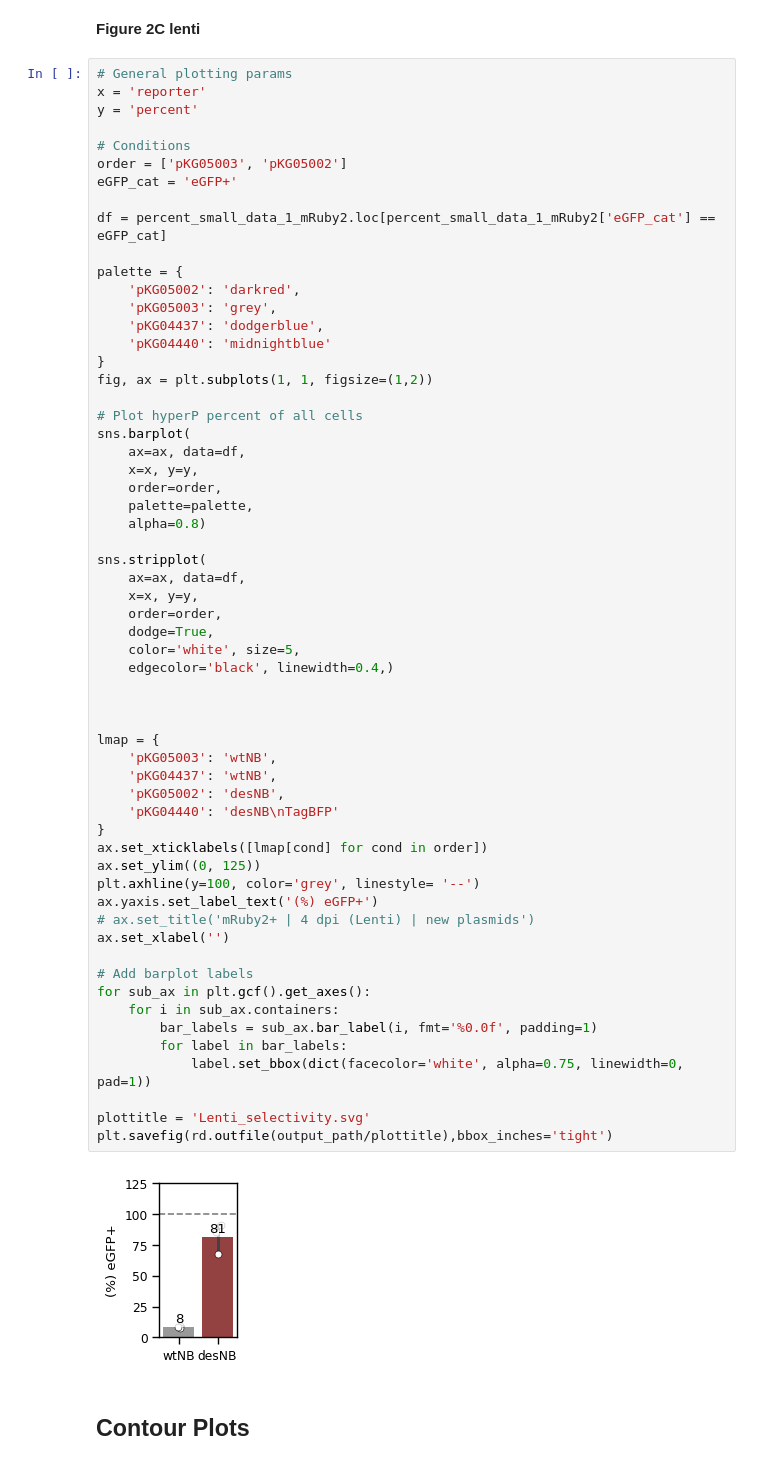
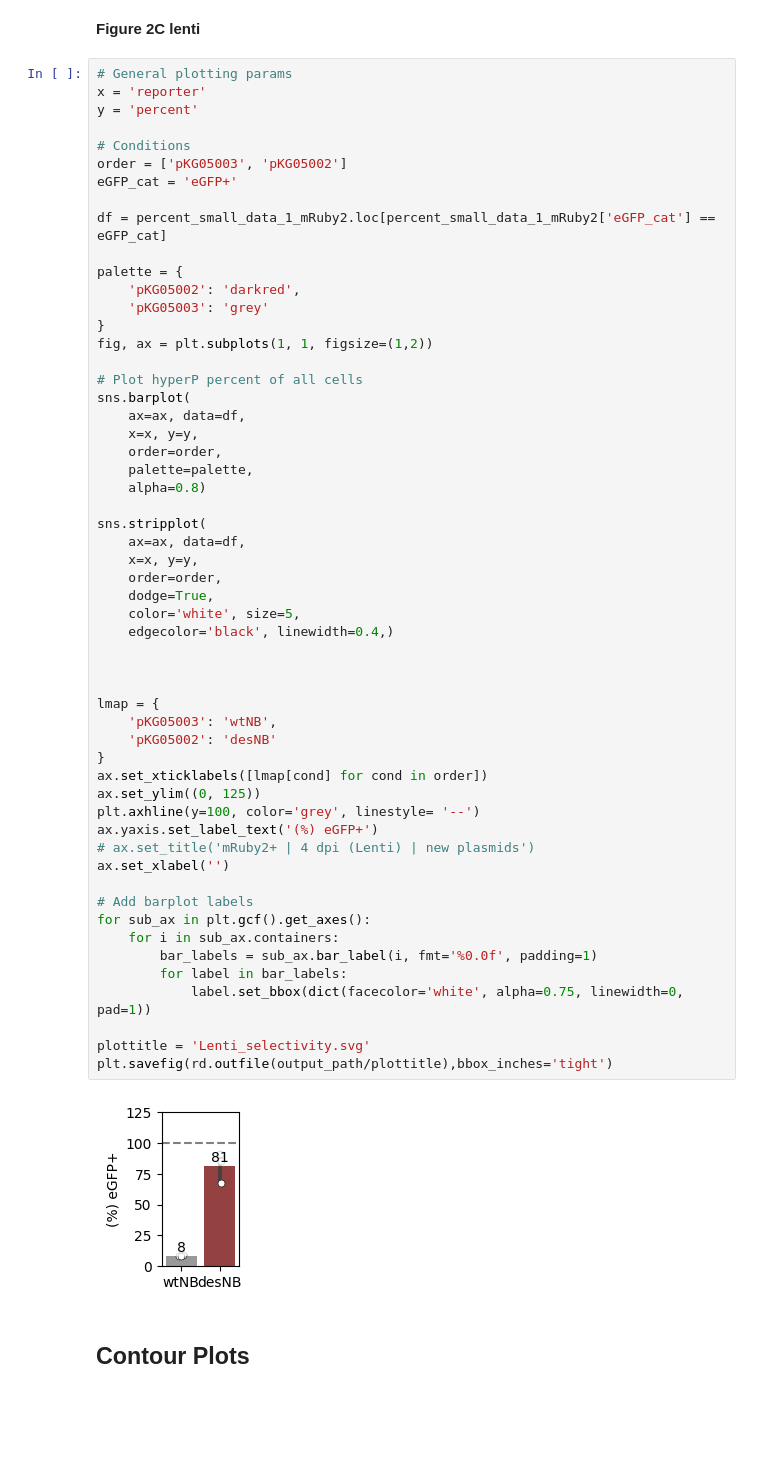
Before and after one commit to GallowayLabMIT/dasit_manuscript, a Jupyter notebook: Figure_2/Figure_2_fluorescent_selectivit_lenti.ipynb, the cells around one changed output. Cells and saved outputs as stored; diff of their text form; blank space fills up the shorter version.

Commit message:
Updated figure notebooks and added additional folders

```diff
--- a/Figure_2/Figure_2_fluorescent_selectivity.ipynb
+++ b/Figure_2/Figure_2_fluorescent_selectivit_lenti.ipynb
@@ -154,9 +148,7 @@ df = percent_small_data_1_mRuby2.loc[percent_small_data_1_mRuby2['eGFP_cat'] ==
 
 palette = {
     'pKG05002': 'darkred',
-    'pKG05003': 'grey',
-    'pKG04437': 'dodgerblue',
-    'pKG04440': 'midnightblue'
+    'pKG05003': 'grey'
 }
 fig, ax = plt.subplots(1, 1, figsize=(1,2))
 
@@ -171,37 +163,35 @@ sns.barplot(
 sns.stripplot(
     ax=ax, data=df,
     x=x, y=y,
     order=order,
     dodge=True,
     color='white', size=5,
     edgecolor='black', linewidth=0.4,)
 
 
 
 lmap = {
     'pKG05003': 'wtNB',
-    'pKG04437': 'wtNB',
-    'pKG05002': 'desNB',
-    'pKG04440': 'desNB\nTagBFP'
+    'pKG05002': 'desNB'
 }
 ax.set_xticklabels([lmap[cond] for cond in order])
 ax.set_ylim((0, 125))
 plt.axhline(y=100, color='grey', linestyle= '--')
 ax.yaxis.set_label_text('(%) eGFP+')
 # ax.set_title('mRuby2+ | 4 dpi (Lenti) | new plasmids')
 ax.set_xlabel('')
 
 # Add barplot labels
 for sub_ax in plt.gcf().get_axes():
     for i in sub_ax.containers:
         bar_labels = sub_ax.bar_label(i, fmt='%0.0f', padding=1)
         for label in bar_labels:
             label.set_bbox(dict(facecolor='white', alpha=0.75, linewidth=0, pad=1))
 
 plottitle = 'Lenti_selectivity.svg'
 plt.savefig(rd.outfile(output_path/plottitle),bbox_inches='tight')
 # %% [output]
-[figure, old version]
+[figure, new version]
 # %% [markdown]
 ## Contour Plots
 # %%
```
Also changed, not shown: parts of 3 cells of this notebook, 35 other files.
